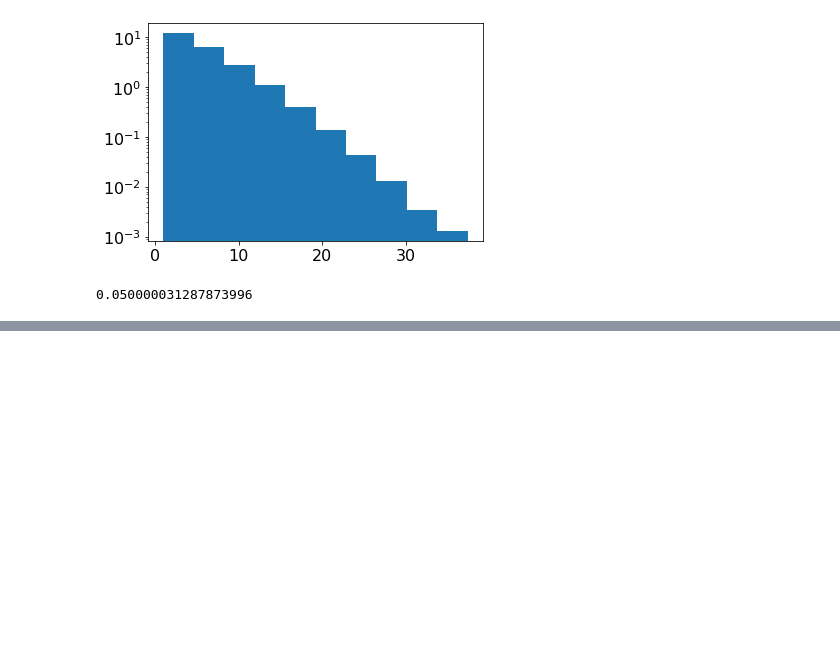
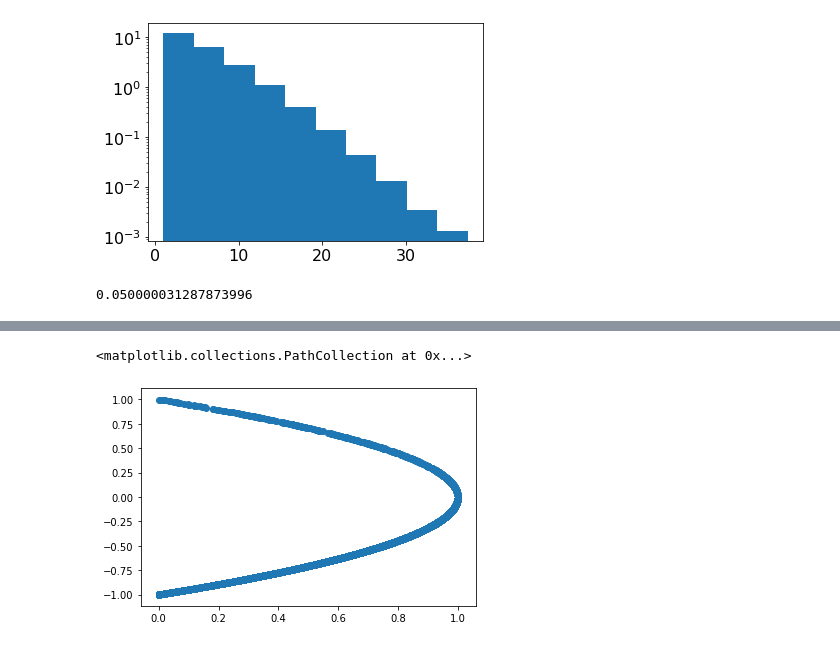
Before and after one commit to Zelenyy/phd-code, a Jupyter notebook: notebooks/17.Aragats_2020.06.03.ipynb, the cells around one changed output, grey strips where cells are left out. Saved outputs shown, nothing was run; the diff lists cells and outputs as text; code cells hidden in the pictures; blank space fills up the shorter version.

```diff
--- a/notebooks/17.Aragats_2020.06.03.ipynb
+++ b/notebooks/17.Aragats_2020.06.03.ipynb
@@ -207,0 +254,6 @@ data["energy"].min()
+# %%
+
+plt.scatter(xy, z)
+# %% [output]
+<matplotlib.collections.PathCollection at 0x...>
+[figure, added]
```
Also changed, not shown: parts of 11 cells of this notebook, 6 other files.
